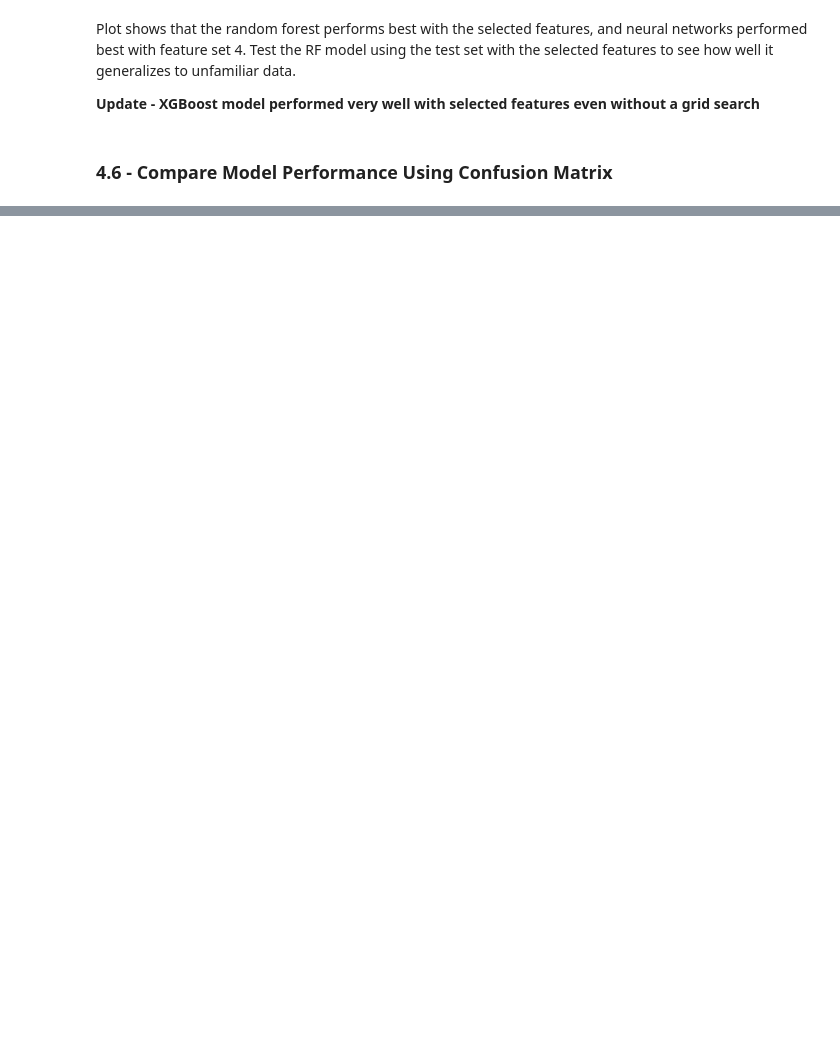
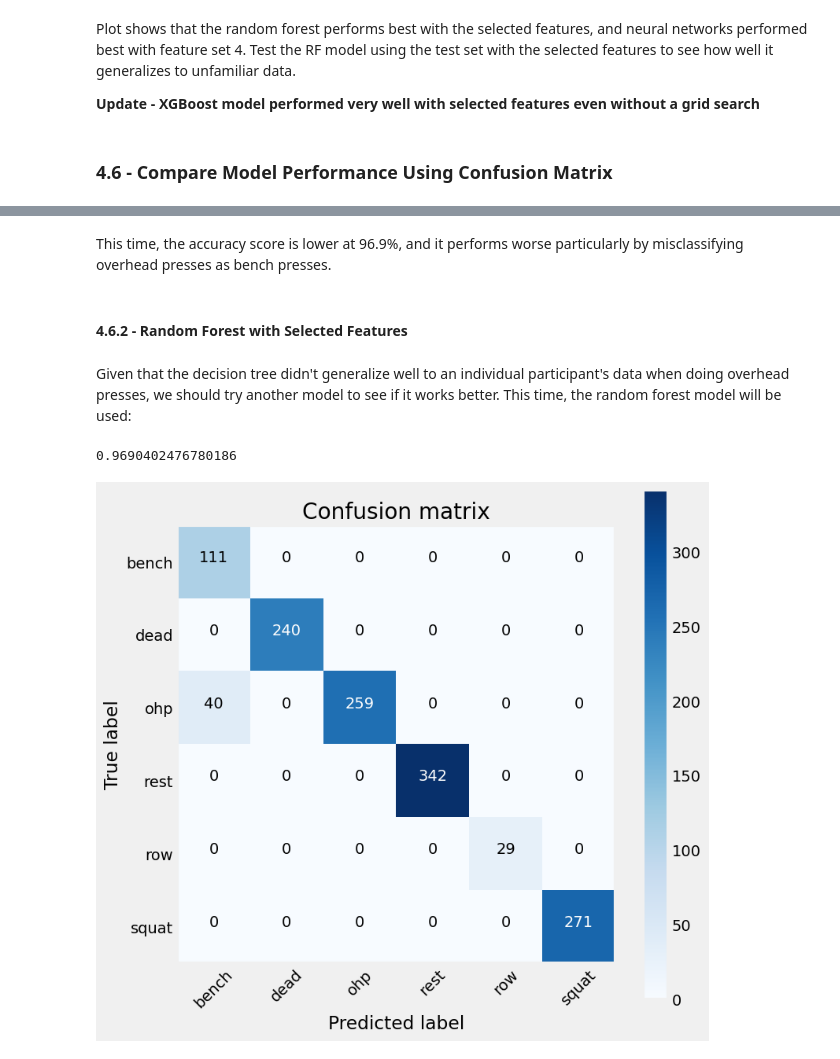
Before and after one commit to nkeblawi/nk-fitness-tracker, a Jupyter notebook: notebooks/nk-fitness-tracker-p4-predictive-modeling.ipynb, the cells around one changed output, grey strips where cells are left out. Cells and saved outputs as stored; diff of their text form; code cells hidden in the pictures; blank space fills up the shorter version.

```diff
--- a/notebooks/nk-fitness-tracker-p4-predictive-modeling.ipynb
+++ b/notebooks/nk-fitness-tracker-p4-predictive-modeling.ipynb
@@ -354,0 +430,25 @@ To be continued...
+# %% [markdown]
+This time, the accuracy score is lower at 96.9%, and it performs worse particularly by misclassifying overhead presses as bench presses.
+# %% [markdown]
+#### 4.6.2 - Random Forest with Selected Features
+# %% [markdown]
+Given that the decision tree didn't generalize well to an individual participant's data when doing overhead presses, we should try another model to see if it works better. This time, the random forest model will be used:
+# %%
+(
+    class_train_y,
+    class_test_y,
+    class_train_prob_y,
+    class_test_prob_y,
+) = learner.random_forest(
+    X_train[selected_features], y_train, X_test[selected_features], gridsearch=True
+)
+
+accuracy = accuracy_score(y_test, class_test_y)
+print(accuracy)
+
+classes = class_test_prob_y.columns
+cm = confusion_matrix(y_test, class_test_y, labels=classes)
+vis.plot_confusion_matrix(cm, classes)
+# %% [output]
+0.9690402476780186
+[figure, added]
```
Also changed, not shown: parts of 33 cells of this notebook, 2 other files.
